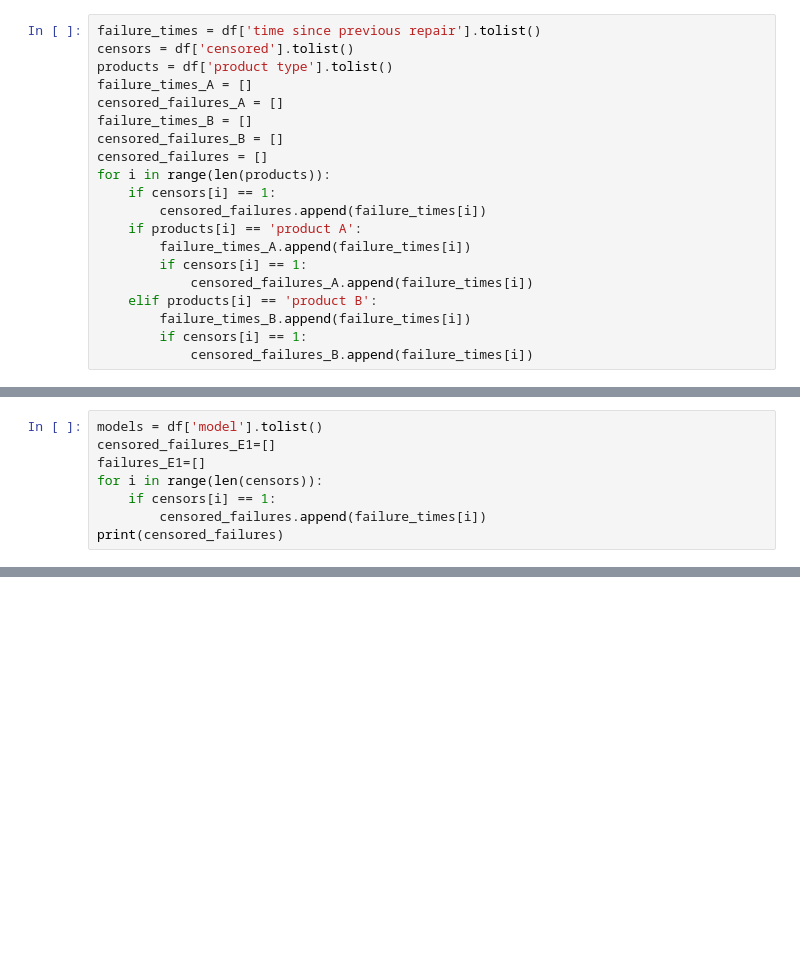
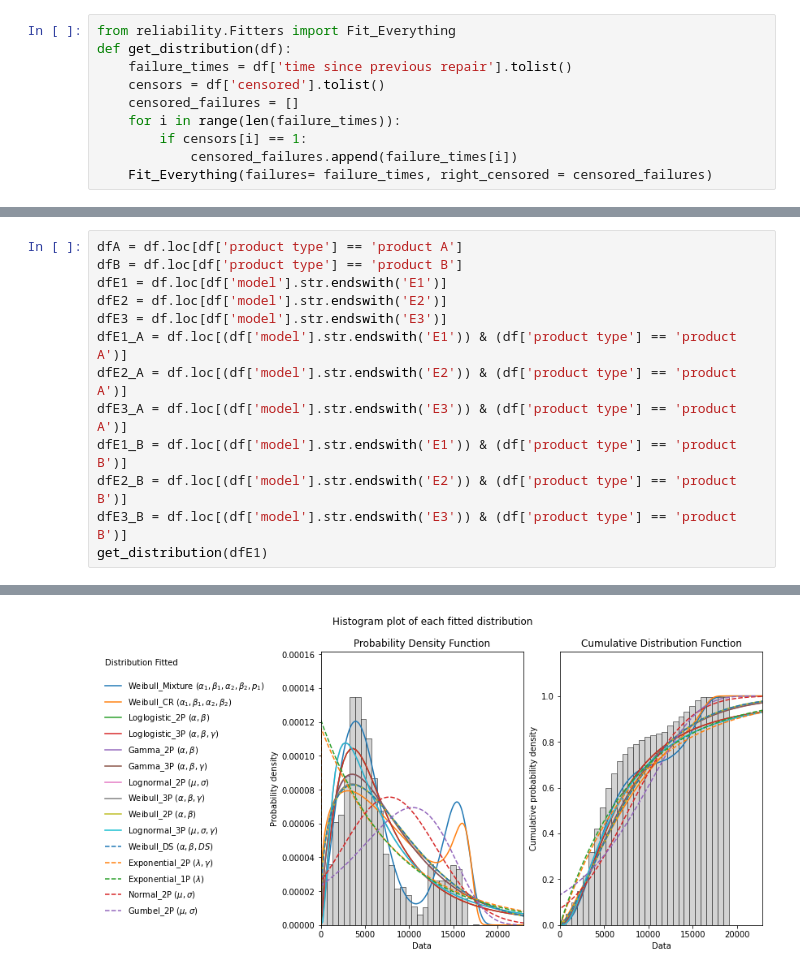
Before and after one commit to Eustache1999/DARR_Project, a Jupyter notebook: Project_II/Project2.ipynb, the cells around one changed output, grey strips where cells are left out. Saved outputs shown, nothing was run; the diff lists cells and outputs as text; blank space fills up the shorter version.

```diff
--- a/Project_II/Project2.ipynb
+++ b/Project_II/Project2.ipynb
@@ -12,20 +13,10 @@ df.head()
 # %%
-failure_times = df['time since previous repair'].tolist()
-censors = df['censored'].tolist()
-products = df['product type'].tolist()
-failure_times_A = []
-censored_failures_A = []
-failure_times_B = []
-censored_failures_B = []
-censored_failures = []
-for i in range(len(products)):
-    if censors[i] == 1:
-        censored_failures.append(failure_times[i])
-    if products[i] == 'product A':
-        failure_times_A.append(failure_times[i])
+from reliability.Fitters import Fit_Everything
+def get_distribution(df):
+    failure_times = df['time since previous repair'].tolist()
+    censors = df['censored'].tolist()
+    censored_failures = []
+    for i in range(len(failure_times)):
         if censors[i] == 1:
-            censored_failures_A.append(failure_times[i])
-    elif products[i] == 'product B':
-        failure_times_B.append(failure_times[i])
-        if censors[i] == 1:
-            censored_failures_B.append(failure_times[i])
+            censored_failures.append(failure_times[i])
+    Fit_Everything(failures= failure_times, right_censored = censored_failures)
@@ -114,8 +23,14 @@ Weibull_Mixture                         6618.43 1.75184 12757.2 21.6351      0.9
-# %%
-models = df['model'].tolist()
-censored_failures_E1=[]
-failures_E1=[]
-for i in range(len(censors)):
-    if censors[i] == 1:
-        censored_failures.append(failure_times[i])
-print(censored_failures)
+# %%
+dfA = df.loc[df['product type'] == 'product A']
+dfB = df.loc[df['product type'] == 'product B']
+dfE1 = df.loc[df['model'].str.endswith('E1')]
+dfE2 = df.loc[df['model'].str.endswith('E2')]
+dfE3 = df.loc[df['model'].str.endswith('E3')]
+dfE1_A = df.loc[(df['model'].str.endswith('E1')) & (df['product type'] == 'product A')]
+dfE2_A = df.loc[(df['model'].str.endswith('E2')) & (df['product type'] == 'product A')]
+dfE3_A = df.loc[(df['model'].str.endswith('E3')) & (df['product type'] == 'product A')]
+dfE1_B = df.loc[(df['model'].str.endswith('E1')) & (df['product type'] == 'product B')]
+dfE2_B = df.loc[(df['model'].str.endswith('E2')) & (df['product type'] == 'product B')]
+dfE3_B = df.loc[(df['model'].str.endswith('E3')) & (df['product type'] == 'product B')]
+get_distribution(dfE1)
+# %% [output]
@@ -121,0 +54 @@ print(censored_failures)
+[figure, added]
```
Also changed, not shown: parts of 5 cells of this notebook.
